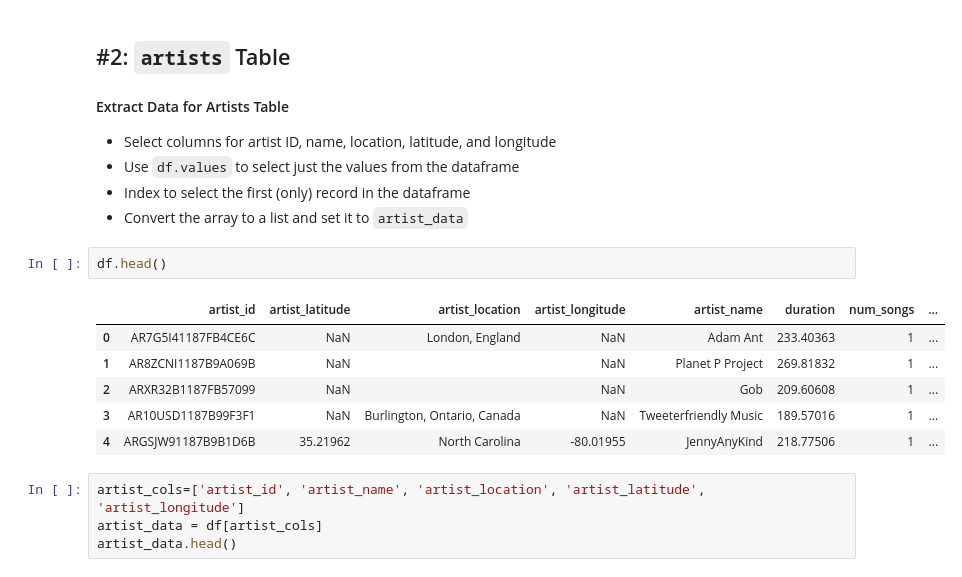
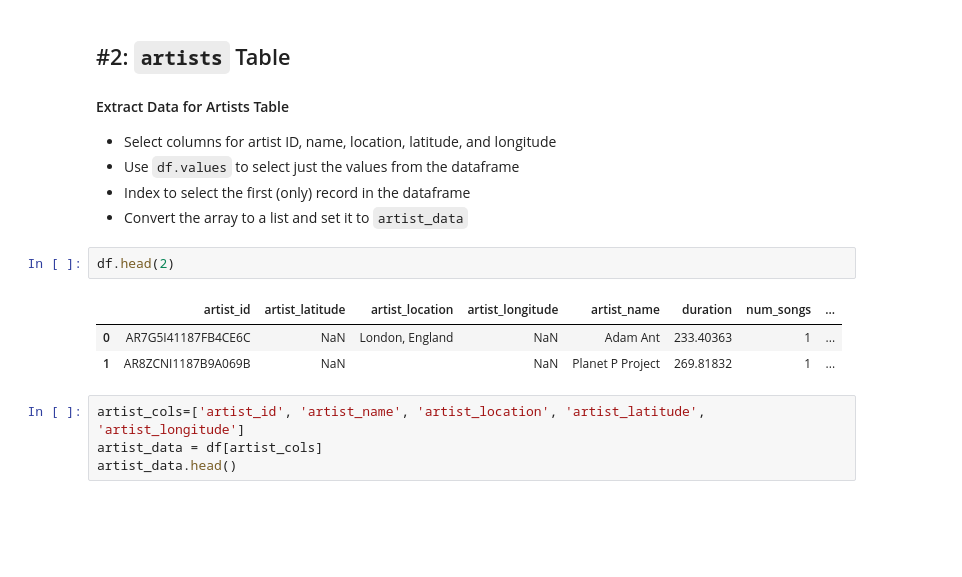
Before and after one commit to risarora/Udacity-Data-Engineering-Nanodegree, a Jupyter notebook: Project 1 Data Modeling with Postgres/etl.ipynb, the cells around one changed output. Drawn from its saved outputs; the diff is of its cells as text; blank space fills up the shorter version.

```diff
--- a/Project 1 Data Modeling with Postgres/etl.ipynb
+++ b/Project 1 Data Modeling with Postgres/etl.ipynb
@@ -90,14 +86,11 @@ Run `test.ipynb` to see if you've successfully added a record to this table.
 - Index to select the first (only) record in the dataframe
 - Convert the array to a list and set it to `artist_data`
 # %%
-df.head()
+df.head(2)
 # %% [output]
 |  | artist_id | artist_latitude | artist_location | artist_longitude | artist_name | duration | num_songs | ... |
 | 0 | AR7G5I41187FB4CE6C | NaN | London, England | NaN | Adam Ant | 233.40363 | 1 | ... |
 | 1 | AR8ZCNI1187B9A069B | NaN |  | NaN | Planet P Project | 269.81832 | 1 | ... |
-| 2 | ARXR32B1187FB57099 | NaN |  | NaN | Gob | 209.60608 | 1 | ... |
-| 3 | AR10USD1187B99F3F1 | NaN | Burlington, Ontario, Canada | NaN | Tweeterfriendly Music | 189.57016 | 1 | ... |
-| 4 | ARGSJW91187B9B1D6B | 35.21962 | North Carolina | -80.01955 | JennyAnyKind | 218.77506 | 1 | ... |
 # %%
 artist_cols=['artist_id', 'artist_name', 'artist_location', 'artist_latitude', 'artist_longitude']
 artist_data = df[artist_cols]
```
Also changed, not shown: parts of 32 cells of this notebook, 2 other files.
